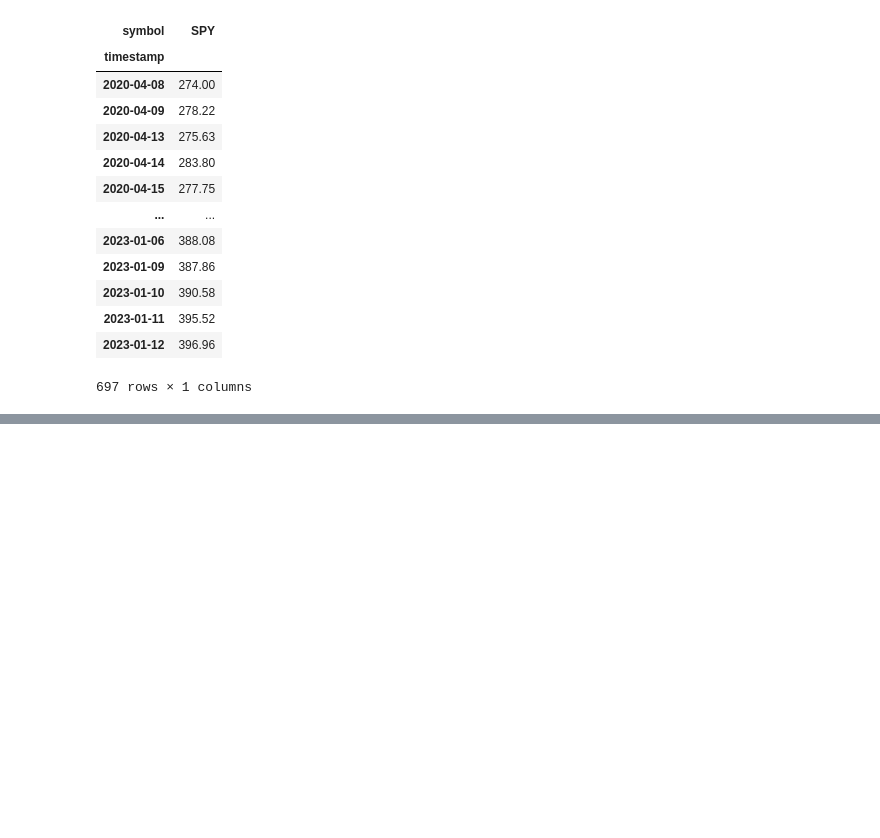
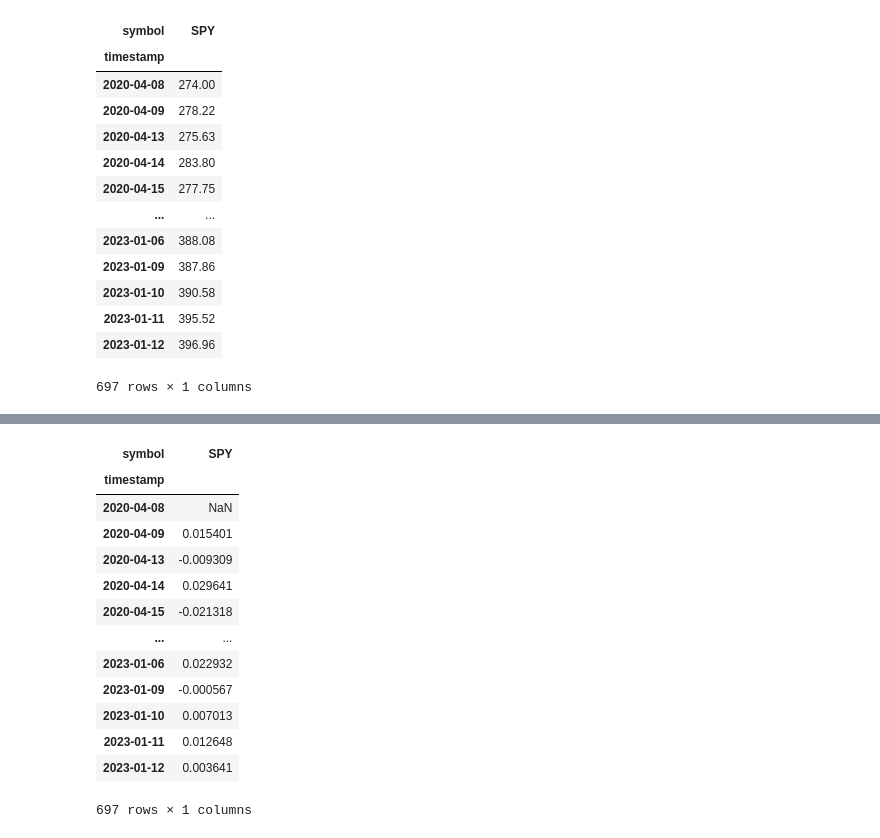
Before and after one commit to jordan-gilmartin/Alpaca-API-Data, a Jupyter notebook: Alpaca-API-Data.ipynb, the cells around one changed output, grey strips where cells are left out. Drawn from its saved outputs; the diff is of its cells as text; code cells hidden in the pictures; blank space fills up the shorter version.

```diff
--- a/Alpaca-API-Data.ipynb
+++ b/Alpaca-API-Data.ipynb
@@ -364,0 +377,19 @@ spy_pivot
+# %%
+# Running percentage change calculation and conversion
+spy_daily = spy_pivot.pct_change()
+spy_daily
+# %% [output]
+| symbol | SPY |
+| timestamp |  |
+| 2020-04-08 | NaN |
+| 2020-04-09 | 0.015401 |
+| 2020-04-13 | -0.009309 |
+| 2020-04-14 | 0.029641 |
+| 2020-04-15 | -0.021318 |
+| ... | ... |
+| 2023-01-06 | 0.022932 |
+| 2023-01-09 | -0.000567 |
+| 2023-01-10 | 0.007013 |
+| 2023-01-11 | 0.012648 |
+| 2023-01-12 | 0.003641 |
+697 rows × 1 columns
```
Also changed, not shown: parts of 2 cells of this notebook.
